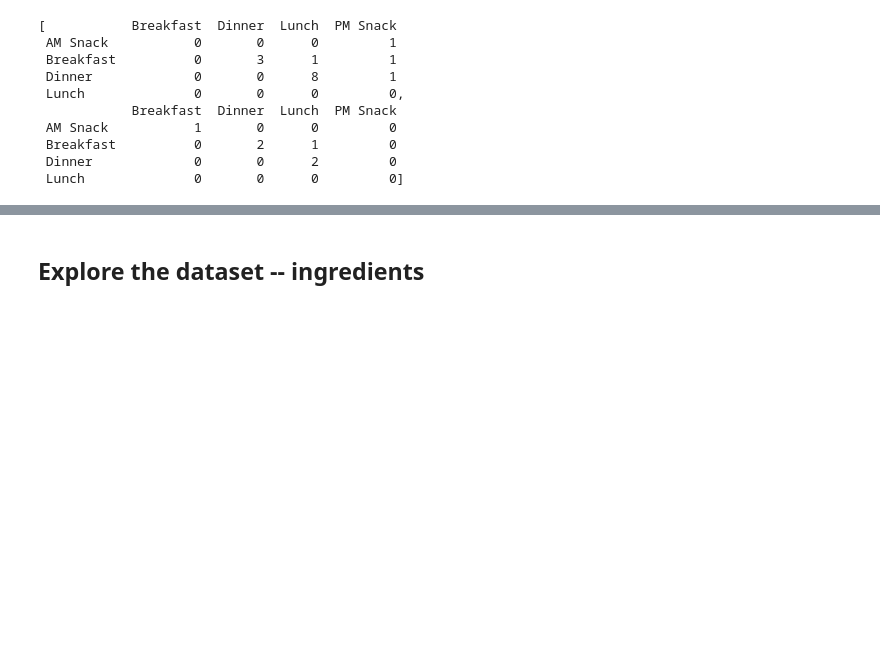
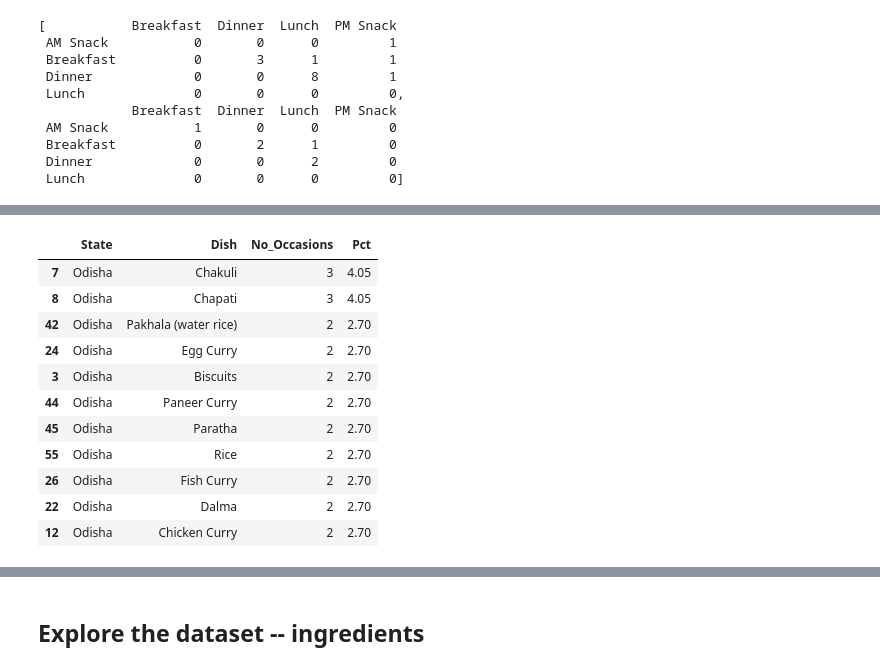
Before and after one commit to rochiecuevas/FoodChoice, a Jupyter notebook: Expert_Elicitation.ipynb, the cells around one changed output, grey strips where cells are left out. Cells and saved outputs as stored; diff of their text form; code cells hidden in the pictures; blank space fills up the shorter version.

```diff
--- a/Expert_Elicitation.ipynb
+++ b/Expert_Elicitation.ipynb
@@ -371,3 +383,16 @@ dish_grouped[dish_grouped["State"] == "West Bengal"].sort_values("No_Occasions",
 # %%
-# Top 21 mentioned dishes from Odisha
-dish_grouped[dish_grouped["State"] == "Odisha"].sort_values("No_Occasions", ascending = False).head(27)
+# Top 11 mentioned dishes from Odisha (mentioned more than once)
+dish_grouped[dish_grouped["State"] == "Odisha"].sort_values("No_Occasions", ascending = False).head(11)
+# %% [output]
+|  | State | Dish | No_Occasions | Pct |
+| 7 | Odisha | Chakuli | 3 | 4.05 |
+| 8 | Odisha | Chapati | 3 | 4.05 |
+| 42 | Odisha | Pakhala (water rice) | 2 | 2.70 |
+| 24 | Odisha | Egg Curry | 2 | 2.70 |
+| 3 | Odisha | Biscuits | 2 | 2.70 |
+| 44 | Odisha | Paneer Curry | 2 | 2.70 |
+| 45 | Odisha | Paratha | 2 | 2.70 |
+| 55 | Odisha | Rice | 2 | 2.70 |
+| 26 | Odisha | Fish Curry | 2 | 2.70 |
+| 22 | Odisha | Dalma | 2 | 2.70 |
+| 12 | Odisha | Chicken Curry | 2 | 2.70 |
```
Also changed, not shown: parts of 11 cells of this notebook.
